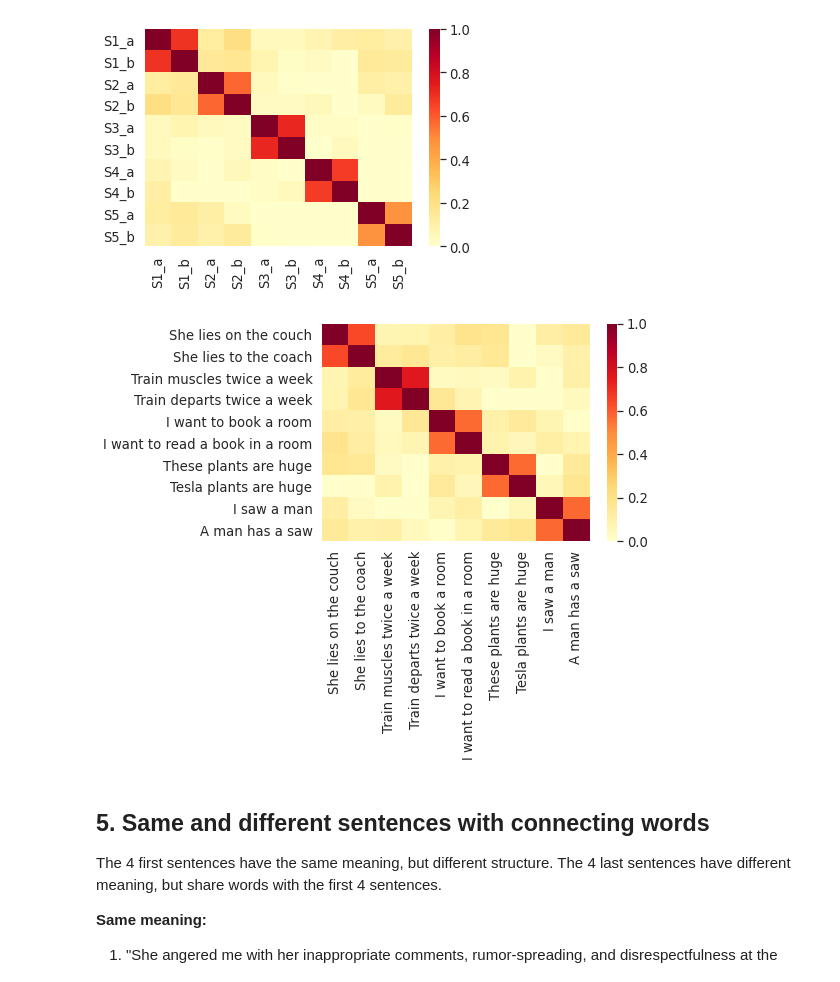
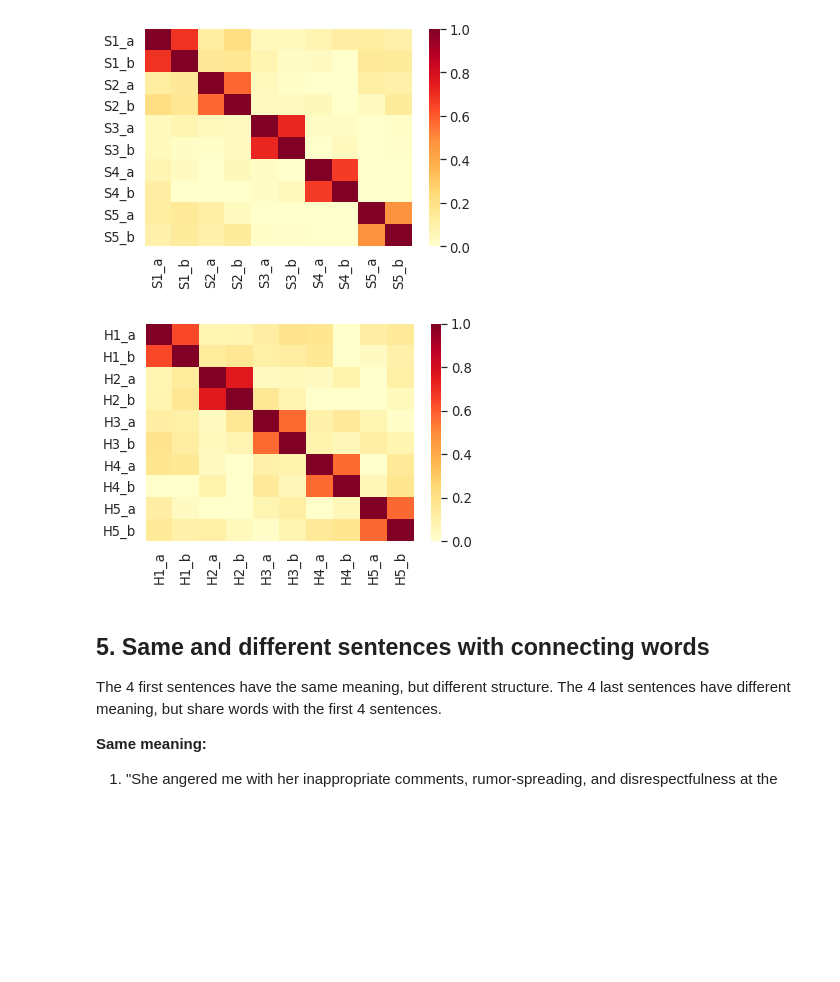
Before and after one commit to muralikrishnasn/semantic_similarity, a Jupyter notebook: semantic_similarity/test_similarities/tests.ipynb, the cells around one changed output. Cells and saved outputs as stored; diff of their text form; code cells hidden in the pictures; blank space fills up the shorter version.

Commit message:
add categories for homonyms

```diff
--- a/semantic_similarity/test_similarities/tests.ipynb
+++ b/semantic_similarity/test_similarities/tests.ipynb
@@ -120,9 +120,9 @@ plot_similarity(synonym_cat, synonym_cat, synonym_vec, synonym_vec)
 # %% [output]
 [figure]
 # %%
-plot_similarity(homonyms, homonyms, homonym_vec, homonym_vec)
+plot_similarity(homonym_cat, homonym_cat, homonym_vec, homonym_vec)
 # %% [output]
-[figure, old version]
+[figure, new version]
 # %% [markdown]
 ## 5. Same and different sentences with connecting words
 
```
Also changed, not shown: parts of 1 cell of this notebook, 2 other files.
